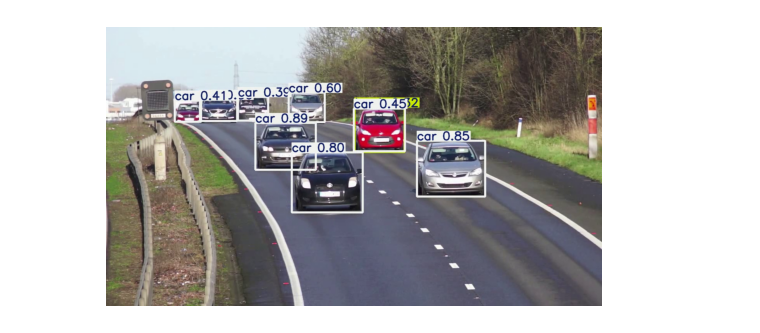
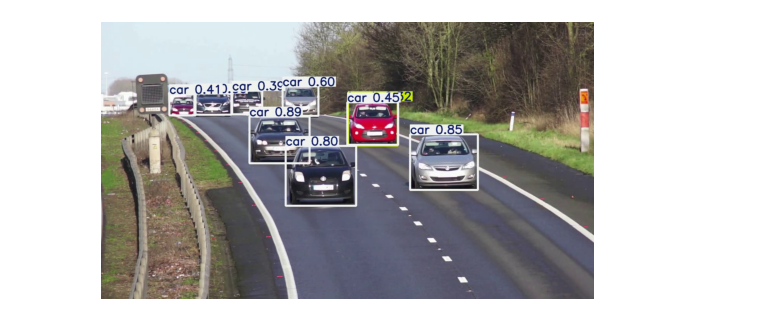
Before and after one commit to FlyingMatrix/yolo, a Jupyter notebook: yolo_tests/object_detection_using_yolov8.ipynb, the cells around one changed output. Drawn from its saved outputs; the diff is of its cells as text; code cells hidden in the pictures.

```diff
--- a/yolo_tests/object_detection_using_yolov8.ipynb
+++ b/yolo_tests/object_detection_using_yolov8.ipynb
@@ -16,24 +16,25 @@ model.predict(source="traffic.mp4", save=True, imgsz=320, conf=0.3)
 # %%
 # show predicted video frame
 video_path = "./runs/detect/predict/traffic.avi"
-frame_number = 800
+frame_index = 800
 
 cap = cv2.VideoCapture(video_path)
 if not cap.isOpened():
     print("Error: Could not open video.")
     exit()
 
-cap.set(cv2.CAP_PROP_POS_FRAMES, frame_number)
+cap.set(cv2.CAP_PROP_POS_FRAMES, frame_index)
 ret, frame = cap.read()
 
 if ret:
     frame_rgb = cv2.cvtColor(frame, cv2.COLOR_BGR2RGB)
-    plt.imshow(frame_rgb)
-    plt.axis('off')
+    fig, ax = plt.subplots(figsize=(12.8, 7.2), dpi=50)
+    ax.imshow(frame_rgb)
+    ax.axis('off')
     plt.show()
 else:
-    print(f"Error: Could not read frame {frame_number}")
+    print(f"Error: Could not read frame {frame_index}")
 
 cap.release()
 # %% [output]
-[figure, old version]
+[figure, new version]
```
